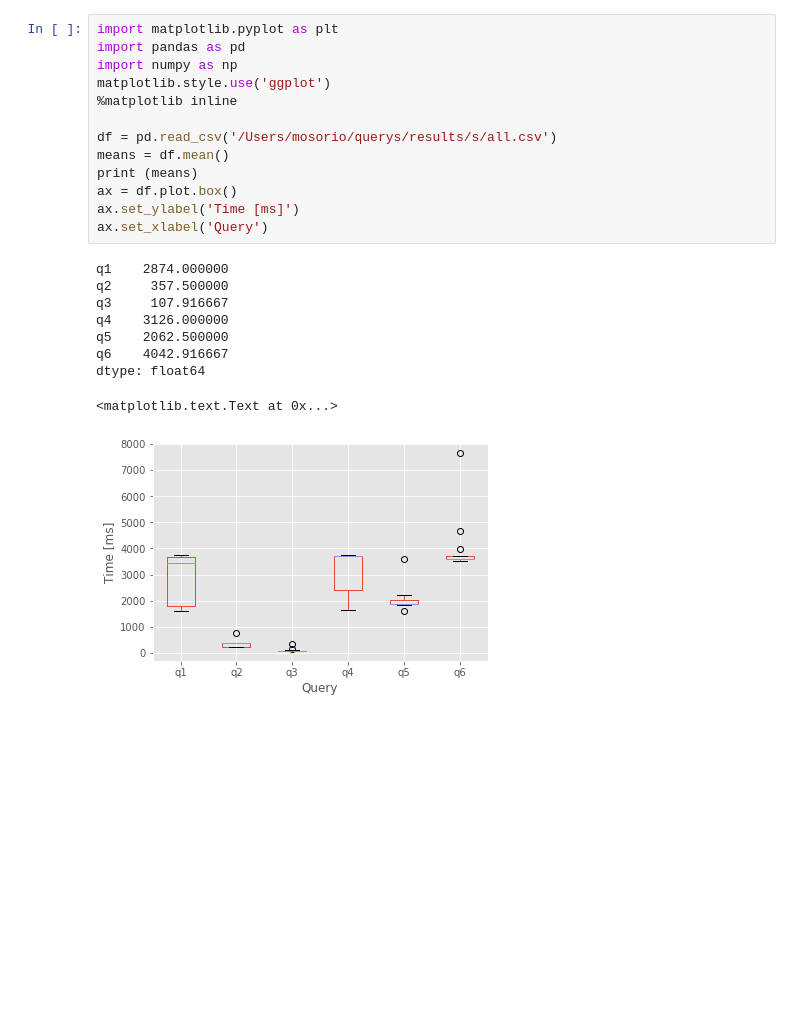
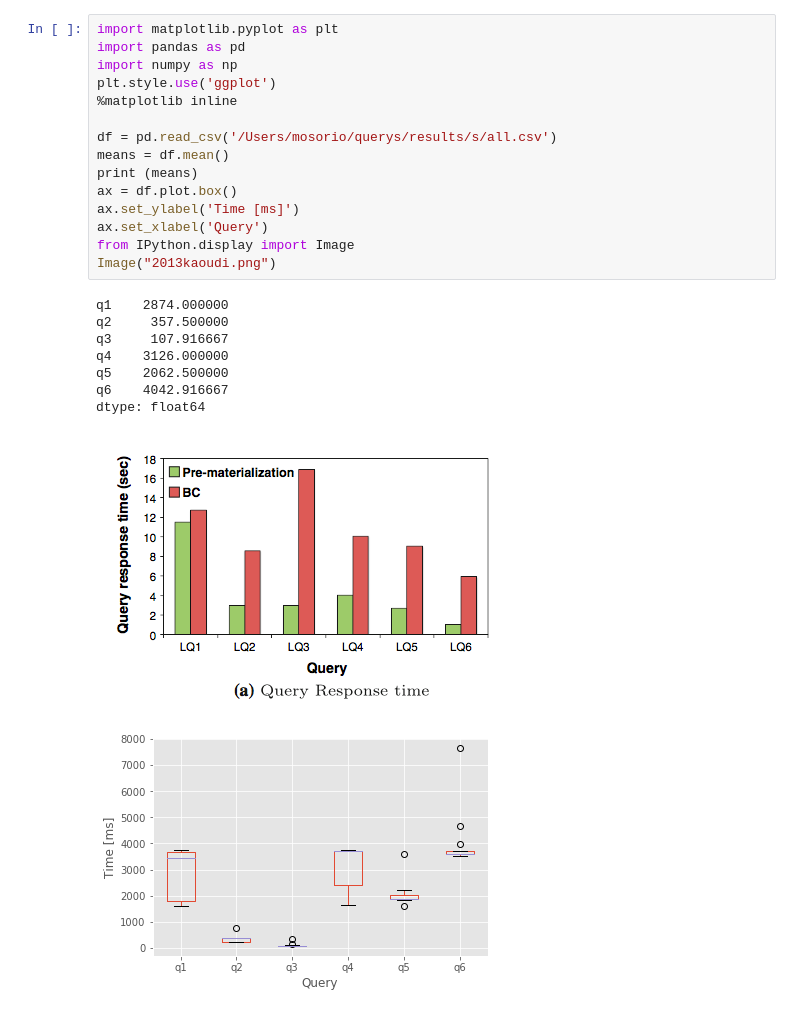
Before and after one commit to mosoriob/lubm50-virtuoso, a Jupyter notebook: results/s/Resultados.ipynb, the cells around one changed output. Saved outputs shown, nothing was run; the diff lists cells and outputs as text; blank space fills up the shorter version.

```diff
--- a/results/s/Resultados.ipynb
+++ b/results/s/Resultados.ipynb
@@ -1,23 +1,25 @@
 # %%
 import matplotlib.pyplot as plt
 import pandas as pd
 import numpy as np
-matplotlib.style.use('ggplot')
+plt.style.use('ggplot')
 %matplotlib inline
 
 df = pd.read_csv('/Users/mosorio/querys/results/s/all.csv')
 means = df.mean()
 print (means)
 ax = df.plot.box()
 ax.set_ylabel('Time [ms]')
 ax.set_xlabel('Query')
+from IPython.display import Image
+Image("2013kaoudi.png")
 # %% [output]
 q1    2874.000000
 q2     357.500000
 q3     107.916667
 q4    3126.000000
 q5    2062.500000
 q6    4042.916667
 dtype: float64
-<matplotlib.text.Text at 0x...>
-[figure, old version]
+[figure, new version]
+[figure, added]
```
Also changed, not shown: 1 other file.
